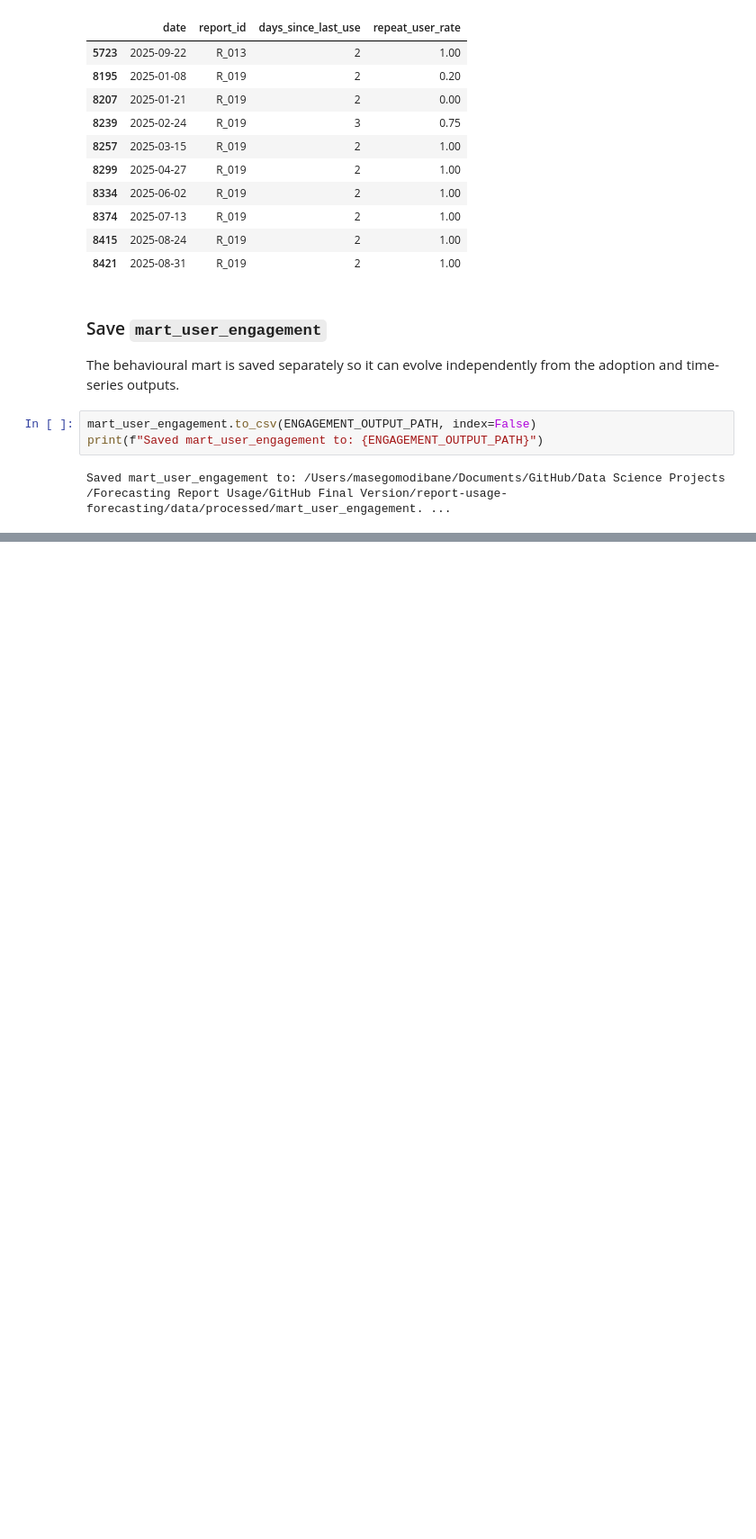
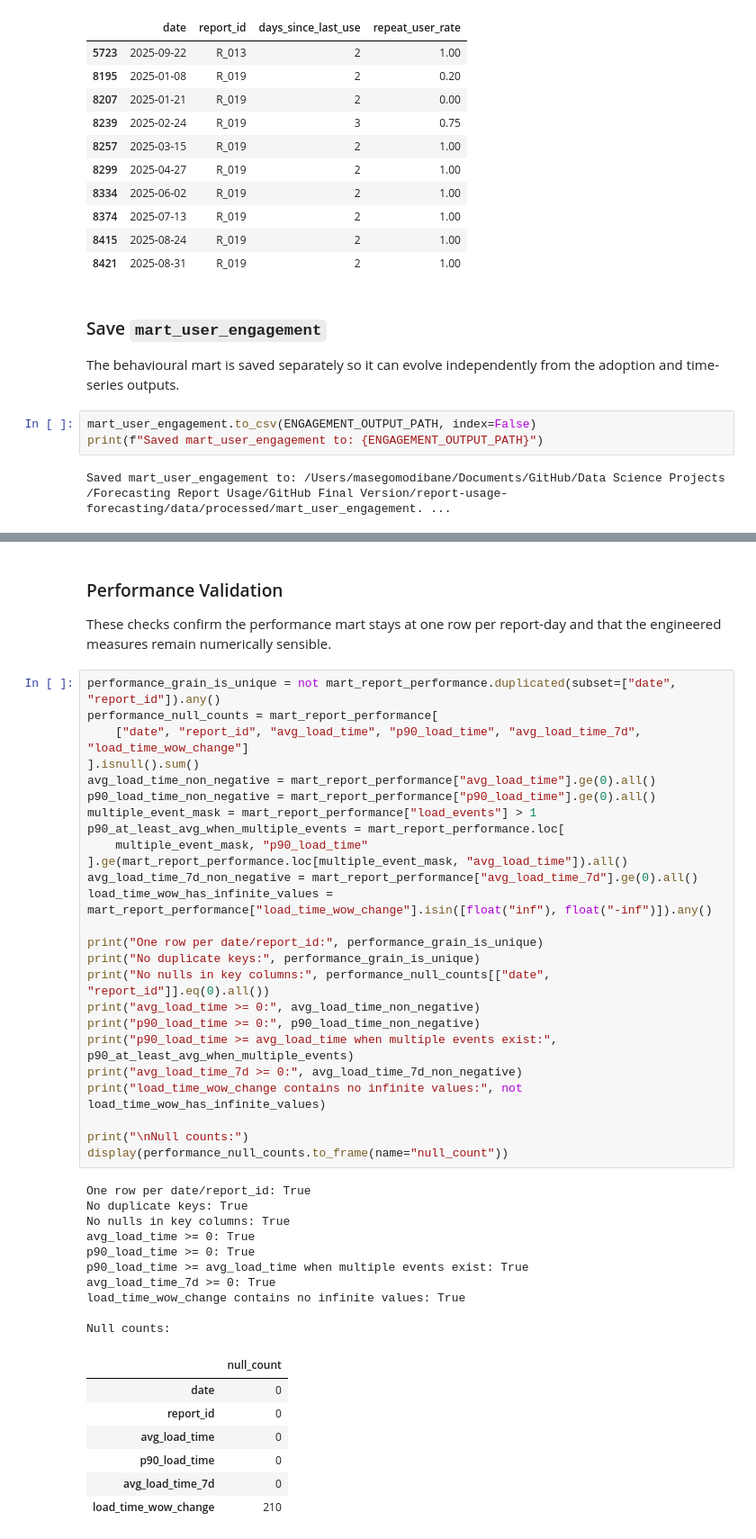
Before and after one commit to MasegoM94/report-usage-forecasting, a Jupyter notebook: notebooks/05_feature_engineering.ipynb, the cells around one changed output, grey strips where cells are left out. Shown at 90% size. Cells and saved outputs as stored; diff of their text form; blank space fills up the shorter version.

```diff
--- a/notebooks/05_feature_engineering.ipynb
+++ b/notebooks/05_feature_engineering.ipynb
@@ -534,0 +591,47 @@ Saved mart_user_engagement to: /Users/masegomodibane/Documents/GitHub/Data Scien
+# %% [markdown]
+### Performance Validation
+
+These checks confirm the performance mart stays at one row per report-day and that the engineered measures remain numerically sensible.
+# %%
+performance_grain_is_unique = not mart_report_performance.duplicated(subset=["date", "report_id"]).any()
+performance_null_counts = mart_report_performance[
+    ["date", "report_id", "avg_load_time", "p90_load_time", "avg_load_time_7d", "load_time_wow_change"]
+].isnull().sum()
+avg_load_time_non_negative = mart_report_performance["avg_load_time"].ge(0).all()
+p90_load_time_non_negative = mart_report_performance["p90_load_time"].ge(0).all()
+multiple_event_mask = mart_report_performance["load_events"] > 1
+p90_at_least_avg_when_multiple_events = mart_report_performance.loc[
+    multiple_event_mask, "p90_load_time"
+].ge(mart_report_performance.loc[multiple_event_mask, "avg_load_time"]).all()
+avg_load_time_7d_non_negative = mart_report_performance["avg_load_time_7d"].ge(0).all()
+load_time_wow_has_infinite_values = mart_report_performance["load_time_wow_change"].isin([float("inf"), float("-inf")]).any()
+
+print("One row per date/report_id:", performance_grain_is_unique)
+print("No duplicate keys:", performance_grain_is_unique)
+print("No nulls in key columns:", performance_null_counts[["date", "report_id"]].eq(0).all())
+print("avg_load_time >= 0:", avg_load_time_non_negative)
+print("p90_load_time >= 0:", p90_load_time_non_negative)
+print("p90_load_time >= avg_load_time when multiple events exist:", p90_at_least_avg_when_multiple_events)
+print("avg_load_time_7d >= 0:", avg_load_time_7d_non_negative)
+print("load_time_wow_change contains no infinite values:", not load_time_wow_has_infinite_values)
+
+print("\nNull counts:")
+display(performance_null_counts.to_frame(name="null_count"))
+# %% [output]
+One row per date/report_id: True
+No duplicate keys: True
+No nulls in key columns: True
+avg_load_time >= 0: True
+p90_load_time >= 0: True
+p90_load_time >= avg_load_time when multiple events exist: True
+avg_load_time_7d >= 0: True
+load_time_wow_change contains no infinite values: True
+
+Null counts:
+|  | null_count |
+| date | 0 |
+| report_id | 0 |
+| avg_load_time | 0 |
+| p90_load_time | 0 |
+| avg_load_time_7d | 0 |
+| load_time_wow_change | 210 |
```
Also changed, not shown: parts of 10 cells of this notebook, 2 other files.
